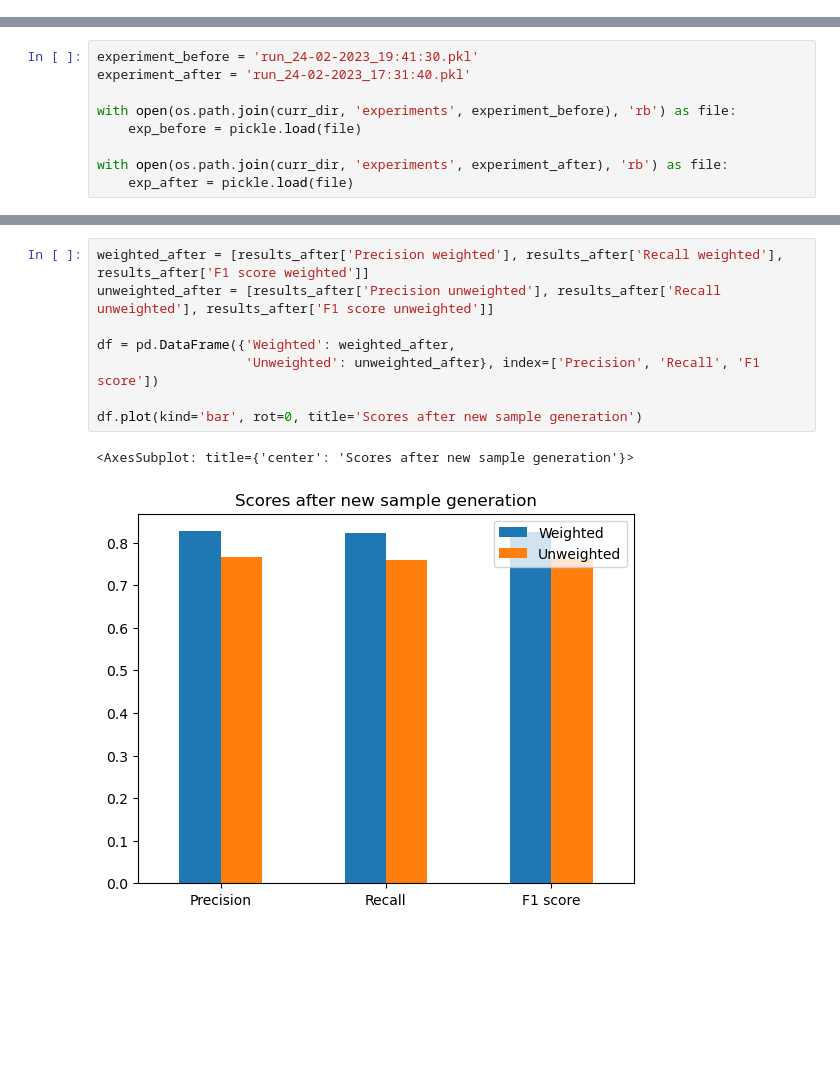
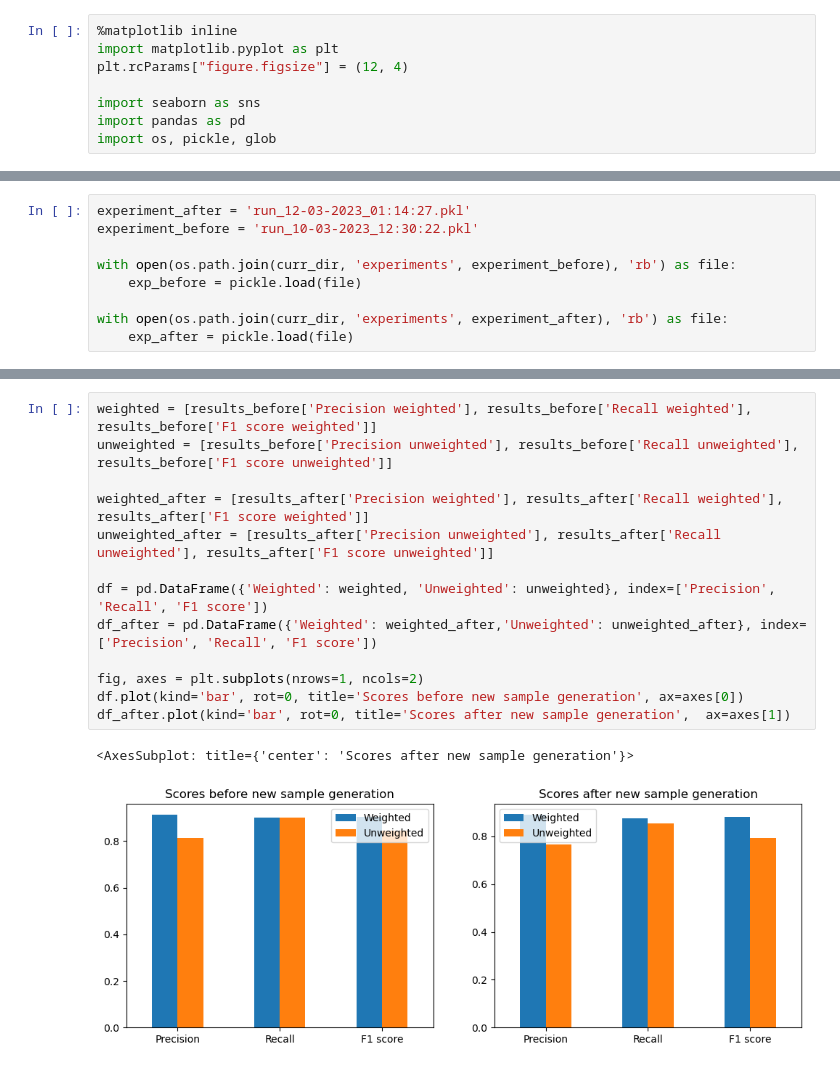
Before and after one commit to ivamilojkovic/ML-GeneExpression-CancerSubtype-Classification, a Jupyter notebook: result_visualization.ipynb, the cells around one changed output, grey strips where cells are left out. Drawn from its saved outputs; the diff is of its cells as text; blank space fills up the shorter version.

```diff
--- a/result_visualization.ipynb
+++ b/result_visualization.ipynb
@@ -22,0 +1,8 @@ experiments
+# %%
+%matplotlib inline
+import matplotlib.pyplot as plt
+plt.rcParams["figure.figsize"] = (12, 4)
+
+import seaborn as sns
+import pandas as pd
+import os, pickle, glob
@@ -23,6 +30,6 @@ experiments
 # %%
-experiment_before = 'run_24-02-2023_19:41:30.pkl'
-experiment_after = 'run_24-02-2023_17:31:40.pkl'
+experiment_after = 'run_12-03-2023_01:14:27.pkl'
+experiment_before = 'run_10-03-2023_12:30:22.pkl'
 
 with open(os.path.join(curr_dir, 'experiments', experiment_before), 'rb') as file:
     exp_before = pickle.load(file)
@@ -71,12 +87,17 @@ results_after
 # %%
+weighted = [results_before['Precision weighted'], results_before['Recall weighted'], results_before['F1 score weighted']]
+unweighted = [results_before['Precision unweighted'], results_before['Recall unweighted'], results_before['F1 score unweighted']]
+
 weighted_after = [results_after['Precision weighted'], results_after['Recall weighted'], results_after['F1 score weighted']]
 unweighted_after = [results_after['Precision unweighted'], results_after['Recall unweighted'], results_after['F1 score unweighted']]
 
-df = pd.DataFrame({'Weighted': weighted_after,
-                   'Unweighted': unweighted_after}, index=['Precision', 'Recall', 'F1 score'])
+df = pd.DataFrame({'Weighted': weighted, 'Unweighted': unweighted}, index=['Precision', 'Recall', 'F1 score'])
+df_after = pd.DataFrame({'Weighted': weighted_after,'Unweighted': unweighted_after}, index=['Precision', 'Recall', 'F1 score'])
 
-df.plot(kind='bar', rot=0, title='Scores after new sample generation')
+fig, axes = plt.subplots(nrows=1, ncols=2)
+df.plot(kind='bar', rot=0, title='Scores before new sample generation', ax=axes[0])
+df_after.plot(kind='bar', rot=0, title='Scores after new sample generation',  ax=axes[1])
 # %% [output]
 <AxesSubplot: title={'center': 'Scores after new sample generation'}>
-[figure, old version]
+[figure, new version]
 # %%
```
Also changed, not shown: parts of 23 cells of this notebook, 5 other files.
